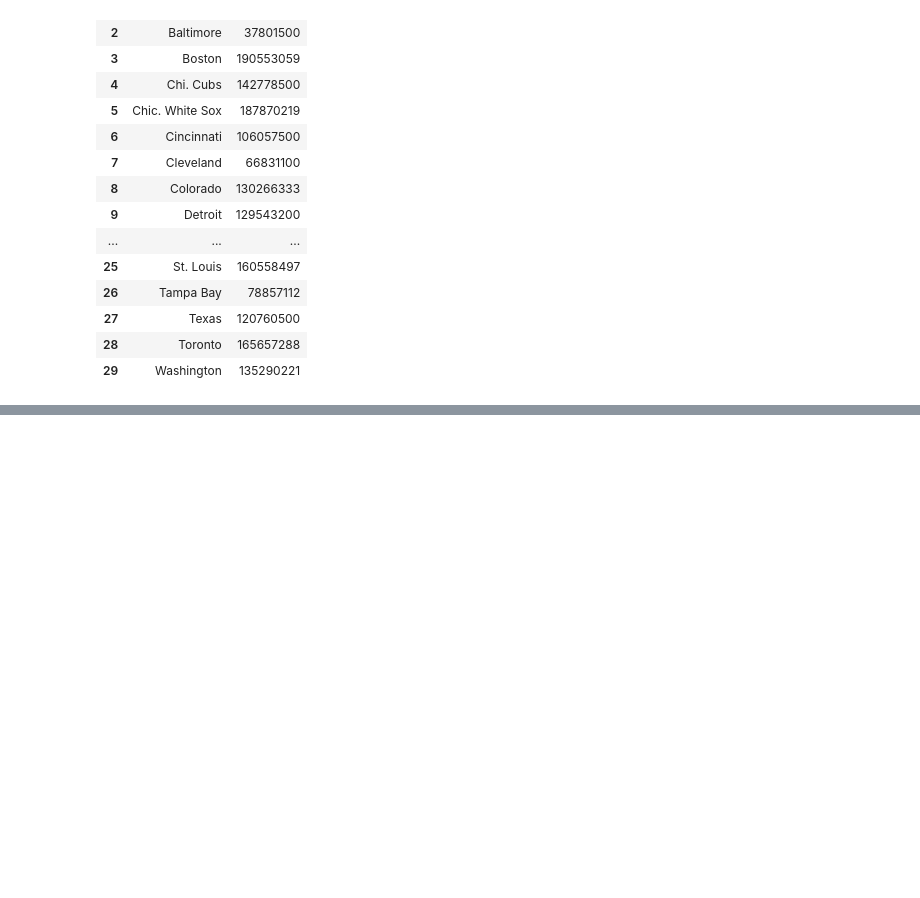
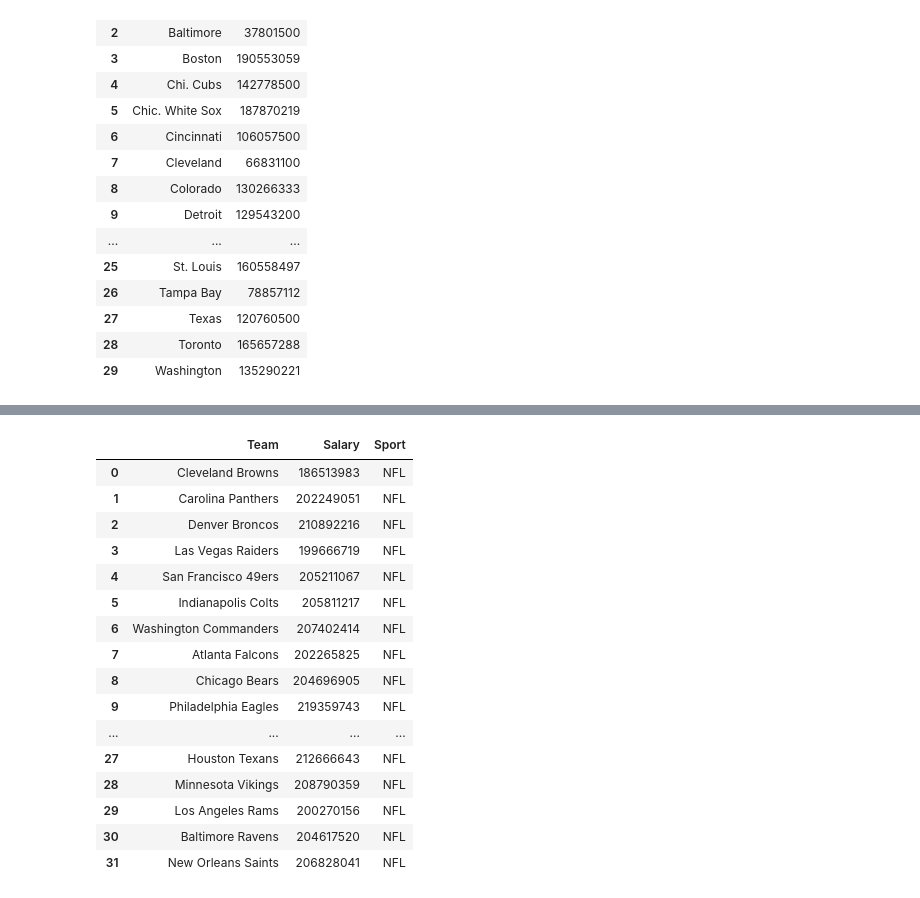
Before and after one commit to sjg42/salary_cap_analysis, a Jupyter notebook: data_cleaning_and_loading.ipynb, the cells around one changed output, grey strips where cells are left out. Cells and saved outputs as stored; diff of their text form; code cells hidden in the pictures; blank space fills up the shorter version.

```diff
--- a/data_cleaning_and_loading.ipynb
+++ b/data_cleaning_and_loading.ipynb
@@ -83,0 +152,21 @@ mlbTeamDF
+# %%
+csv_nfl_upper = csv_nfl.rename(columns={"team":"Team", "salary":"Salary", "sport":"Sport"})
+csv_nfl_upper
+# %% [output]
+|  | Team | Salary | Sport |
+| 0 | Cleveland Browns | 186513983 | NFL |
+| 1 | Carolina Panthers | 202249051 | NFL |
+| 2 | Denver Broncos | 210892216 | NFL |
+| 3 | Las Vegas Raiders | 199666719 | NFL |
+| 4 | San Francisco 49ers | 205211067 | NFL |
+| 5 | Indianapolis Colts | 205811217 | NFL |
+| 6 | Washington Commanders | 207402414 | NFL |
+| 7 | Atlanta Falcons | 202265825 | NFL |
+| 8 | Chicago Bears | 204696905 | NFL |
+| 9 | Philadelphia Eagles | 219359743 | NFL |
+| ... | ... | ... | ... |
+| 27 | Houston Texans | 212666643 | NFL |
+| 28 | Minnesota Vikings | 208790359 | NFL |
+| 29 | Los Angeles Rams | 200270156 | NFL |
+| 30 | Baltimore Ravens | 204617520 | NFL |
+| 31 | New Orleans Saints | 206828041 | NFL |
```
Also changed, not shown: parts of 8 cells of this notebook.
